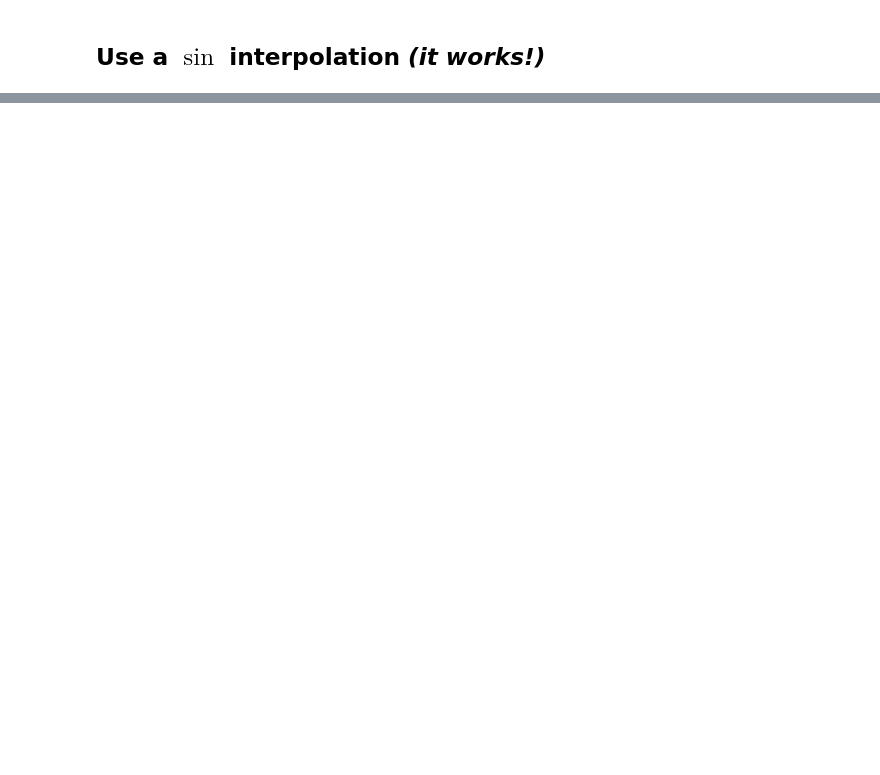
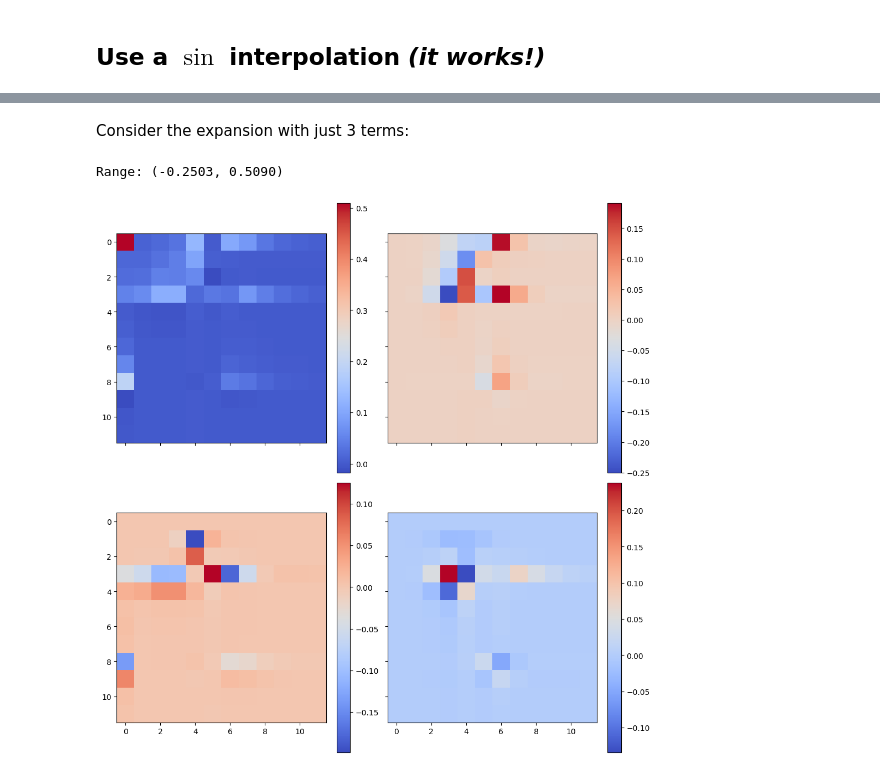
Before and after one commit to tkphd/pfhub-bm1-variations, a Jupyter notebook: bm1a-variations.ipynb, the cells around one changed output, grey strips where cells are left out. Cells and saved outputs as stored; diff of their text form; code cells hidden in the pictures; blank space fills up the shorter version.

```diff
--- a/bm1a-variations.ipynb
+++ b/bm1a-variations.ipynb
@@ -194,0 +231,46 @@ L2-norm along x boundary: 1.0245e-11
+# %% [markdown]
+Consider the expansion with just 3 terms:
+# %%
+Nf = 12
+Mf = 12
+Xf = np.linspace(0, L, Nf)
+Yf = np.linspace(0, L, Mf)
+Xn, Yn = np.meshgrid(Xf, Yf, indexing="ij")
+
+κ = np.ones(Xn.shape)
+κ = np.where(np.all([Xn == 0, Yn == 0]), κ, np.where(np.any([Xn == 0, Yn == 0]), 2, 4))
+
+Af = np.zeros(Xn.shape)
+Bf = np.zeros(Xn.shape)
+Cf = np.zeros(Xn.shape)
+Df = np.zeros(Xn.shape)
+
+for mf in range(Mf):
+    for nf in range(Nf):
+        cosX = np.cos(2*np.pi*nf/L * X)
+        cosY = np.cos(2*np.pi*mf/L * Y)
+
+        sinX = np.sin(2*np.pi*nf/L * X)
+        sinY = np.sin(2*np.pi*mf/L * Y)
+
+        Af[nf, mf] = dx**2 * κ[nf, mf] / L**2 * (Z_test * cosX * cosY).sum()
+        Bf[nf, mf] = dx**2 * κ[nf, mf] / L**2 * (Z_test * cosX * sinY).sum()
+        Cf[nf, mf] = dx**2 * κ[nf, mf] / L**2 * (Z_test * sinX * cosY).sum()
+        Df[nf, mf] = dx**2 * κ[nf, mf] / L**2 * (Z_test * sinX * sinY).sum()
+# %%
+fig, axs = plt.subplots(2, 2, figsize=(10, 10), constrained_layout=True, sharex=True, sharey=True)
+axs = axs.flatten()
+
+Q = np.array([Af, Bf, Cf, Df])
+
+vmin = np.amin(Q)
+vmax = np.amax(Q)
+
+print(f"Range: ({vmin:.4f}, {vmax:.4f})")
+
+for i, q in enumerate(Q):
+    cb = axs[i].imshow(q, interpolation=None, origin="upper", cmap="coolwarm")  # , vmin=vmin, vmax=0.25)
+    fig.colorbar(cb)
+# %% [output]
+Range: (-0.2503, 0.5090)
+[figure, added]
```
Also changed, not shown: parts of 11 cells of this notebook.
